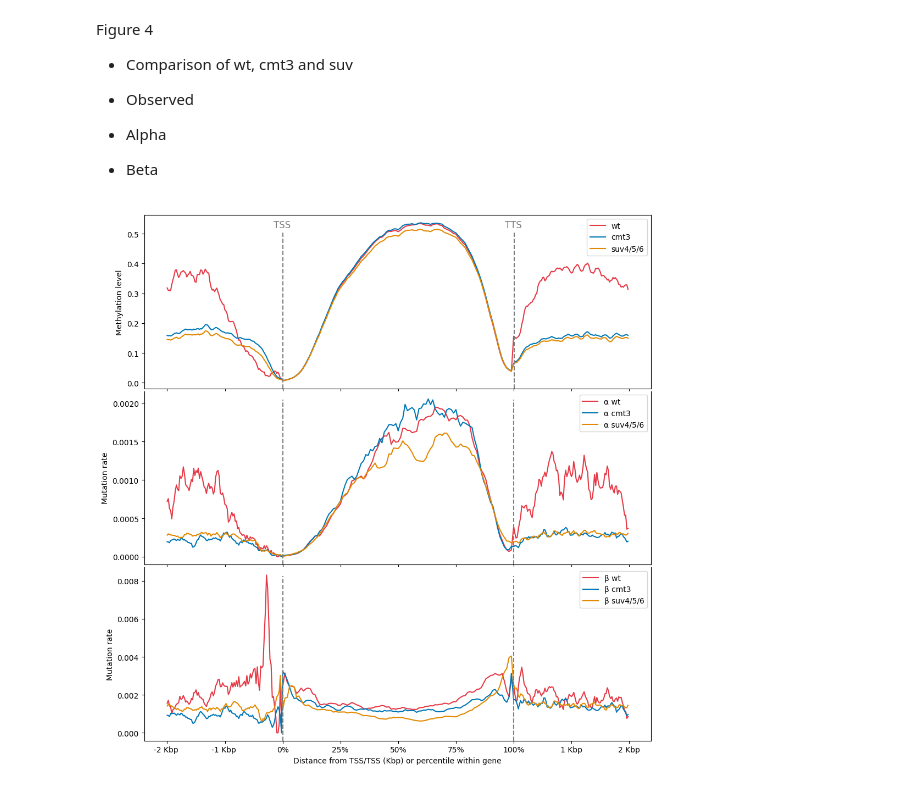
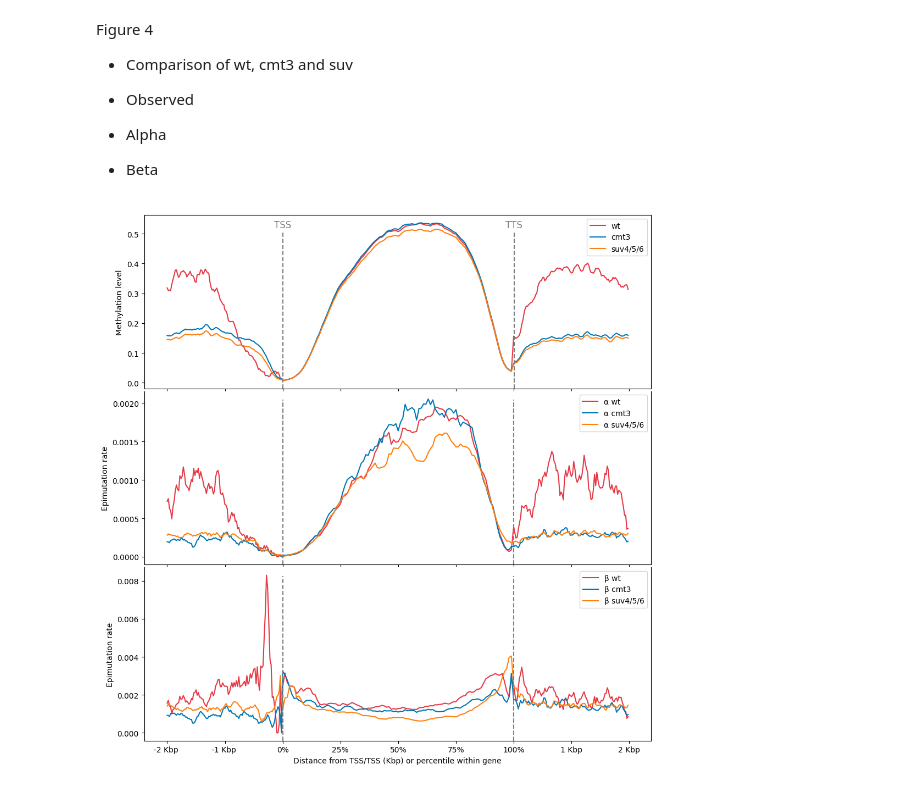
Before and after one commit to constantingoeldel/epigenomics, a Jupyter notebook: plotting.ipynb, the cells around one changed output. Saved outputs shown, nothing was run; the diff lists cells and outputs as text; code cells hidden in the pictures.

```diff
--- a/plotting.ipynb
+++ b/plotting.ipynb
@@ -131,7 +138,7 @@ fig, (ax1, ax2, ax3) = plt.subplots(3,1 ,sharex=True, figsize=(10,10))
 
 r = "#e63946"
 b = "#0077b6"
-o = "#e38900"
+o = "C1"
 
 
 cmt_obs = cmt3[:, cmt3_headers.index('Observed Steady State')]
@@ -156,36 +163,36 @@ ax1.xaxis.set_major_formatter(plt.FuncFormatter(format_tick))
 ax1.plot(x, obs, r, x, cmt_obs, b, x, suv_obs, o)
 ax1.axvline(x=2,ymax=0.9, color='C7', linestyle='--')
 ax1.axvline(x=1002, ymax=0.9,color='C7', linestyle='--')
-ax1.annotate("TSS", xy=(0,0), xytext=(-40, 0.52),  color='C7', fontsize=12)
-ax1.annotate("TTS", xy=(100,0), xytext=(962, 0.52),  color='C7', fontsize=12)
+ax1.annotate("TSS", xy=(0,0), xytext=(-38, 0.52),  color='C7', fontsize=12)
+ax1.annotate("TTS", xy=(100,0), xytext=(965, 0.52),  color='C7', fontsize=12)
 ax1.legend(['wt', 'cmt3', "suv4/5/6"], loc='upper right')
 ax1.set_ylabel('Methylation level')
 
 
 
 ax2.plot(x, alpha, r, x, cmt_alpha, b, x, suv_alpha, o)
 ax2.axvline(x=1,ymax=0.95, color='C7', linestyle='--')
 ax2.axvline(x=1001, ymax=0.95,color='C7', linestyle='--')
 ax2.legend(['α wt', 'α cmt3' , "α suv4/5/6"], loc='upper right')
-ax2.set_ylabel("Mutation rate")
+ax2.set_ylabel("Epimutation rate")
 
 ax3.plot(x, beta, r, x, cmt_beta, b, x, suv_beta, o)
 ax3.axvline(x=1,ymax=0.95, color='C7', linestyle='--')
 ax3.axvline(x=1001, ymax=0.95,color='C7', linestyle='--')
 ax3.legend(['β wt', "β cmt3", "β suv4/5/6"], loc='upper right')
-ax3.set_ylabel("Mutation rate")
+ax3.set_ylabel("Epimutation rate")
 ax3.set_xlabel('Distance from TSS/TSS (Kbp) or percentile within gene')
 ax4.set_ylabel("Number of H2AZ modifications in window")
 
 
 fig.tight_layout(pad=0)
 ax2.spines['top'].set_visible(False)
 ax3.spines['top'].set_visible(False)
 ax4.spines["top"].set_visible(False)
 
 
 
-# plt.savefig("4.png", dpi=450)
+plt.savefig("4.png", dpi=450)
 plt.show()
 # %% [output]
-[figure, old version]
+[figure, new version]
```
Also changed, not shown: parts of 6 cells of this notebook, 4 other files.
